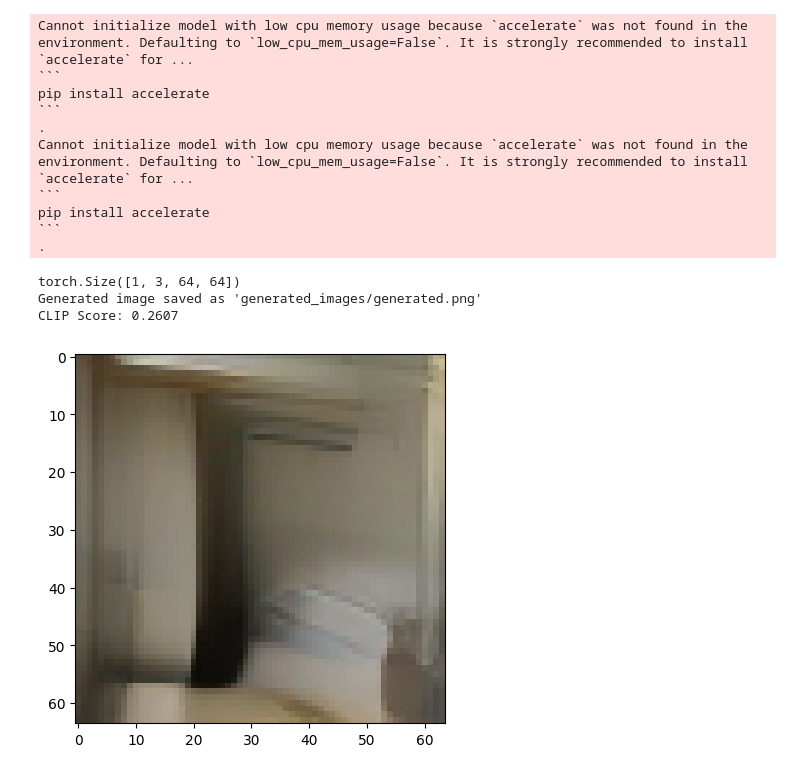
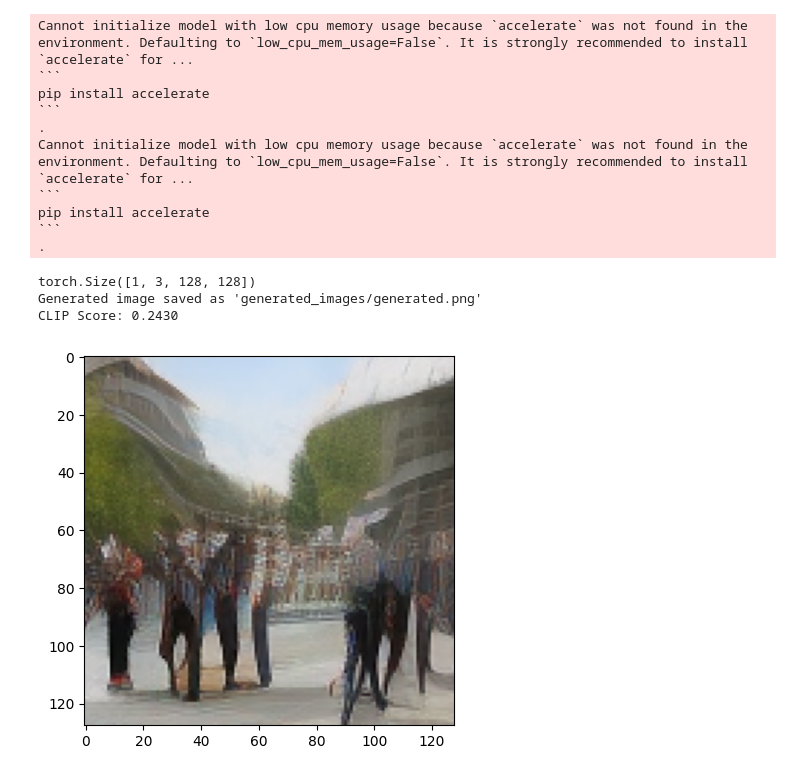
Before and after one commit to Vishwa2684/Latent-Diffusion-Model-for-text-to-image-generation, a Jupyter notebook: eval.ipynb, the cells around one changed output. Cells and saved outputs as stored; diff of their text form; code cells hidden in the pictures.

````diff
--- a/eval.ipynb
+++ b/eval.ipynb
@@ -12,17 +32,20 @@ from huggingface_hub import snapshot_download
 
 def generate_image_with_clip_score(prompt, num_inference_steps=50, guidance_scale=7.5):
 
-    device = "cuda" if torch.cuda.is_available() else "cpu"
+    # device = "cuda" if torch.cuda.is_available() else "cpu"
+    device='cpu'
 
     # Load models
 
 # Only download epoch_4
-    model_path = snapshot_download(
-        repo_id="vish26/latent-diffusion-model-64x64",
-        repo_type="model",
-        allow_patterns=["epoch_4/*"]
-    )
-    model_path = os.path.join(model_path, "epoch_4")
+    # model_path = snapshot_download(
+    #     repo_id="vish26/latent-diffusion-model-64x64",
+    #     repo_type="model",
+    #     allow_patterns=["epoch_4/*"]
+    # )
+    LATENT_SIZE = 16
+    model_path = '/teamspace/studios/this_studio/Latent-Diffusion-Model-for-text-to-image-generation/ldm_checkpoints'
+    model_path = os.path.join(model_path, "epoch_6")
 
     # Initialize models
     unet = UNet2DConditionModel.from_pretrained(
@@ -68,7 +91,7 @@ def generate_image_with_clip_score(prompt, num_inference_steps=50, guidance_scal
 
     # Initialize random latents
     latents = torch.randn(
-        (1, 4, 8, 8)  # Adjust dimensions to match training
+        (1, 4, LATENT_SIZE, LATENT_SIZE)  # Adjust dimensions to match training
     ).to(device)
     latents = latents * scheduler.init_noise_sigma
 
@@ -119,34 +142,34 @@ def generate_image_with_clip_score(prompt, num_inference_steps=50, guidance_scal
     processed_image = transform(image).unsqueeze(0).to(device)
     with torch.no_grad():
         image_features = clip.get_image_features(processed_image)
         image_features = F.normalize(image_features, dim=-1)
 
         text_features = clip.get_text_features(text_input.input_ids)
         text_features = F.normalize(text_features, dim=-1)
         clip_score = (image_features * text_features).sum(dim=-1).item()
 
     return image, clip_score
 
 # Example usage
-prompt = "A very clean bathroom"
+prompt = "people walking on street"
 generated_image, clip_score = generate_image_with_clip_score(prompt)
 os.makedirs("generated_images", exist_ok=True)
 generated_image.save("generated_images/generated.png")
 print(f"Generated image saved as 'generated_images/generated.png'")
 plt.imshow(generated_image)
 print(f"CLIP Score: {clip_score:.4f}")
 # %% [output]
 Cannot initialize model with low cpu memory usage because `accelerate` was not found in the environment. Defaulting to `low_cpu_mem_usage=False`. It is strongly recommended to install `accelerate` for ...
 ```
 pip install accelerate
 ```
 .
 Cannot initialize model with low cpu memory usage because `accelerate` was not found in the environment. Defaulting to `low_cpu_mem_usage=False`. It is strongly recommended to install `accelerate` for ...
 ```
 pip install accelerate
 ```
 .
-torch.Size([1, 3, 64, 64])
+torch.Size([1, 3, 128, 128])
 Generated image saved as 'generated_images/generated.png'
-CLIP Score: 0.2607
+CLIP Score: 0.2430
-[figure, old version]
+[figure, new version]
````
Also changed, not shown: parts of 1 cell of this notebook.
